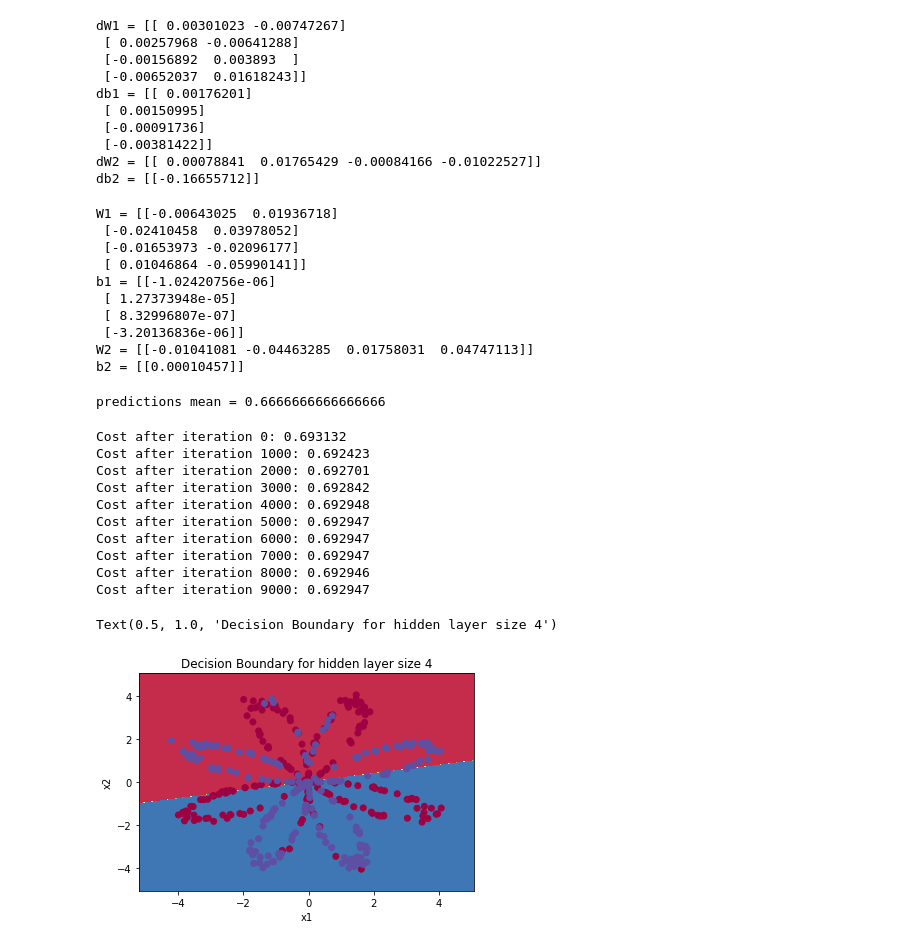
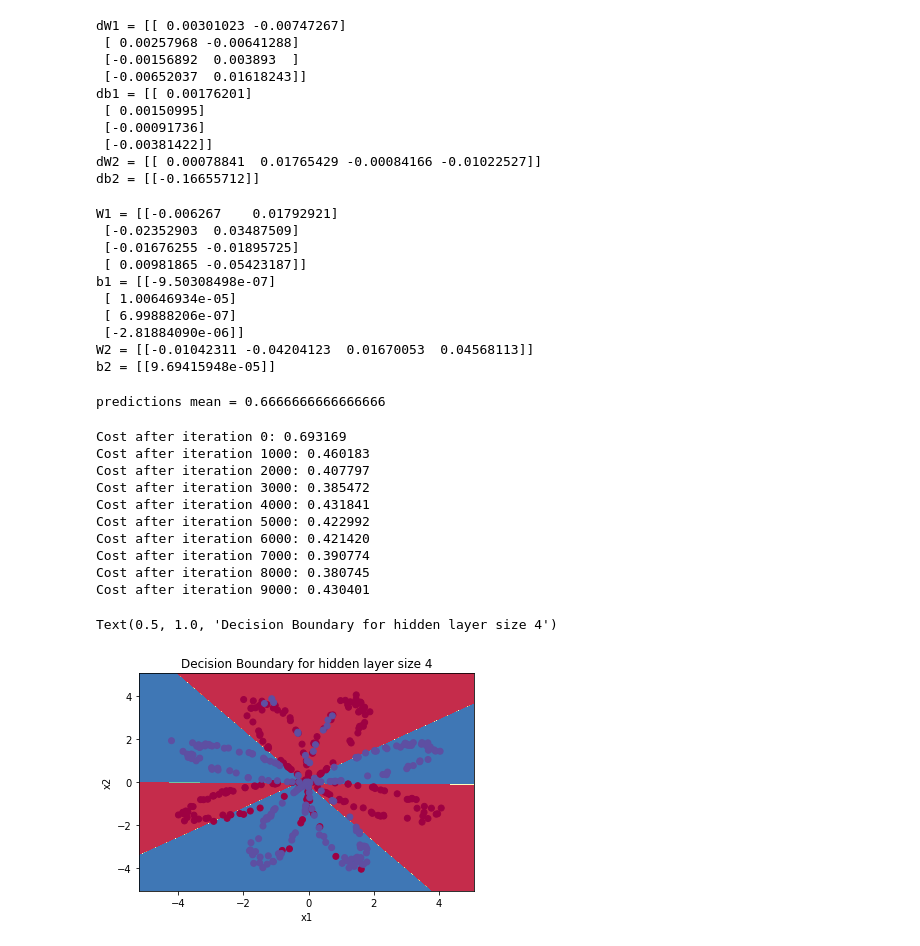
Before and after one commit to alanwile/NN-una-capa-oculta, a Jupyter notebook: flor.ipynb, the cells around one changed output. Drawn from its saved outputs; the diff is of its cells as text; code cells hidden in the pictures.

```diff
--- a/flor.ipynb
+++ b/flor.ipynb
@@ -210,7 +210,7 @@ db1 = [[ 0.00176201]
 dW2 = [[ 0.00078841  0.01765429 -0.00084166 -0.01022527]]
 db2 = [[-0.16655712]]
 # %%
-def update_parameters(parameters, grads, learning_rate = 1.2):
+def update_parameters(parameters, grads, learning_rate = 0.5):
   #esta funcon es la gradiente decendiente
     # Retrieve each parameter from the dictionary "parameters"
     W1 = parameters["W1"]
@@ -244,16 +244,16 @@ print("b1 = " + str(parameters["b1"]))
 print("W2 = " + str(parameters["W2"]))
 print("b2 = " + str(parameters["b2"]))
 # %% [output]
-W1 = [[-0.00643025  0.01936718]
- [-0.02410458  0.03978052]
- [-0.01653973 -0.02096177]
- [ 0.01046864 -0.05990141]]
-b1 = [[-1.02420756e-06]
- [ 1.27373948e-05]
- [ 8.32996807e-07]
- [-3.20136836e-06]]
-W2 = [[-0.01041081 -0.04463285  0.01758031  0.04747113]]
-b2 = [[0.00010457]]
+W1 = [[-0.006267    0.01792921]
+ [-0.02352903  0.03487509]
+ [-0.01676255 -0.01895725]
+ [ 0.00981865 -0.05423187]]
+b1 = [[-9.50308498e-07]
+ [ 1.00646934e-05]
+ [ 6.99888206e-07]
+ [-2.81884090e-06]]
+W2 = [[-0.01042311 -0.04204123  0.01670053  0.04568113]]
+b2 = [[9.69415948e-05]]
 # %%
 def nn_model(X, Y, n_h, num_iterations = 10000, print_cost=False):
     np.random.seed(3)
@@ -292,23 +292,23 @@ print("predictions mean = " + str(np.mean(predictions)))
 # %% [output]
 predictions mean = 0.6666666666666666
 # %%
-parameters = nn_model(X, Y, n_h = 4, num_iterations = 10000, print_cost=True)
+parameters = nn_model(X, Y, n_h = 30, num_iterations = 10000, print_cost=True)
 # Plot el límite de decisión
 plot_decision_boundary(lambda x: predict(parameters, x.T), X, Y[0]);
 plt.title("Decision Boundary for hidden layer size " + str(4))
 # %% [output]
-Cost after iteration 0: 0.693132
-Cost after iteration 1000: 0.692423
-Cost after iteration 2000: 0.692701
-Cost after iteration 3000: 0.692842
-Cost after iteration 4000: 0.692948
-Cost after iteration 5000: 0.692947
-Cost after iteration 6000: 0.692947
-Cost after iteration 7000: 0.692947
-Cost after iteration 8000: 0.692946
-Cost after iteration 9000: 0.692947
+Cost after iteration 0: 0.693169
+Cost after iteration 1000: 0.460183
+Cost after iteration 2000: 0.407797
+Cost after iteration 3000: 0.385472
+Cost after iteration 4000: 0.431841
+Cost after iteration 5000: 0.422992
+Cost after iteration 6000: 0.421420
+Cost after iteration 7000: 0.390774
+Cost after iteration 8000: 0.380745
+Cost after iteration 9000: 0.430401
 Text(0.5, 1.0, 'Decision Boundary for hidden layer size 4')
-[figure, old version]
+[figure, new version]
 # %%
 # Print accuracy
 predictions = predict(parameters, X)
```
Also changed, not shown: parts of 2 cells of this notebook.
